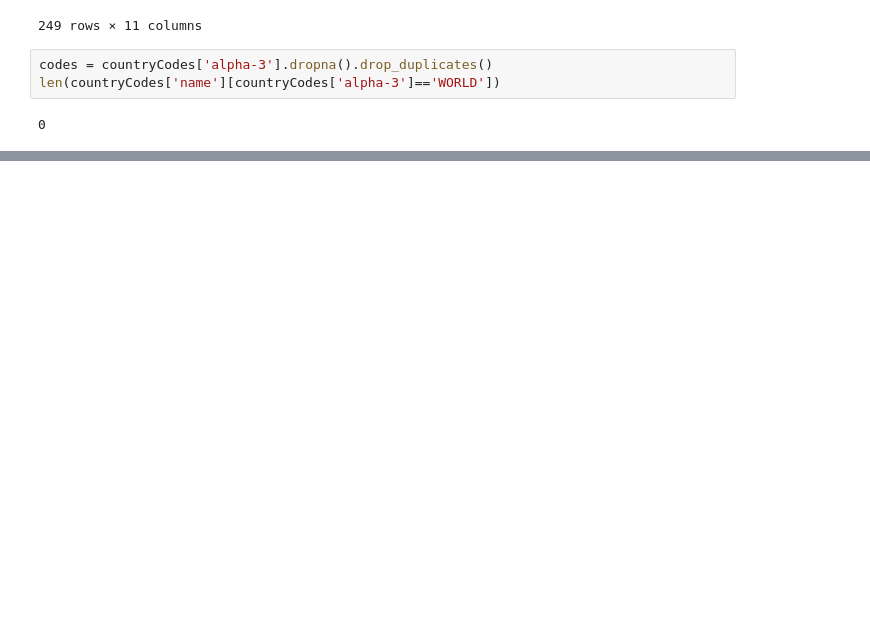
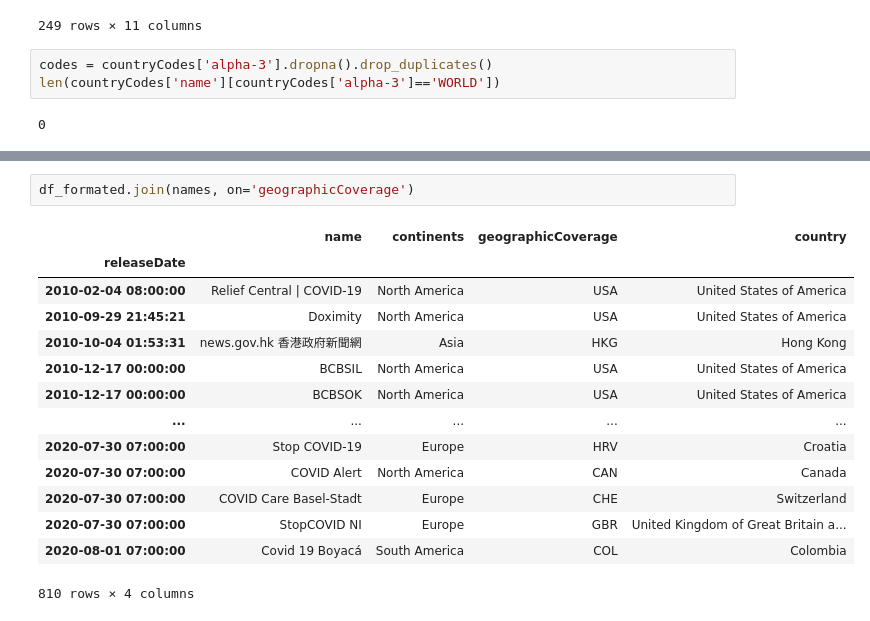
Before and after one commit to da8ah/UTPL-MobileAppDataVisualizer, a Jupyter notebook: main.ipynb, the cells around one changed output, grey strips where cells are left out. Drawn from its saved outputs; the diff is of its cells as text; blank space fills up the shorter version.

```diff
--- a/main.ipynb
+++ b/main.ipynb
@@ -251,0 +221,17 @@ load_africa()
+# %%
+df_formated.join(names, on='geographicCoverage')
+# %% [output]
+|  | name | continents | geographicCoverage | country |
+| releaseDate |  |  |  |  |
+| 2010-02-04 08:00:00 | Relief Central | COVID-19 | North America | USA | United States of America |
+| 2010-09-29 21:45:21 | Doximity | North America | USA | United States of America |
+| 2010-10-04 01:53:31 | news.gov.hk 香港政府新聞網 | Asia | HKG | Hong Kong |
+| 2010-12-17 00:00:00 | BCBSIL | North America | USA | United States of America |
+| 2010-12-17 00:00:00 | BCBSOK | North America | USA | United States of America |
+| ... | ... | ... | ... | ... |
+| 2020-07-30 07:00:00 | Stop COVID-19 | Europe | HRV | Croatia |
+| 2020-07-30 07:00:00 | COVID Alert | North America | CAN | Canada |
+| 2020-07-30 07:00:00 | COVID Care Basel-Stadt | Europe | CHE | Switzerland |
+| 2020-07-30 07:00:00 | StopCOVID NI | Europe | GBR | United Kingdom of Great Britain a... |
+| 2020-08-01 07:00:00 | Covid 19 Boyacá | South America | COL | Colombia |
+810 rows × 4 columns
```
Also changed, not shown: parts of 19 cells of this notebook, 15 other files.
